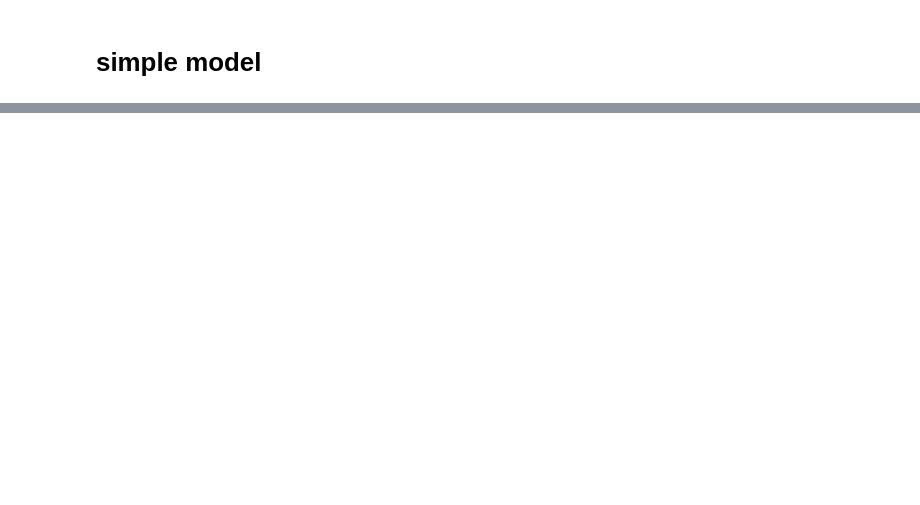
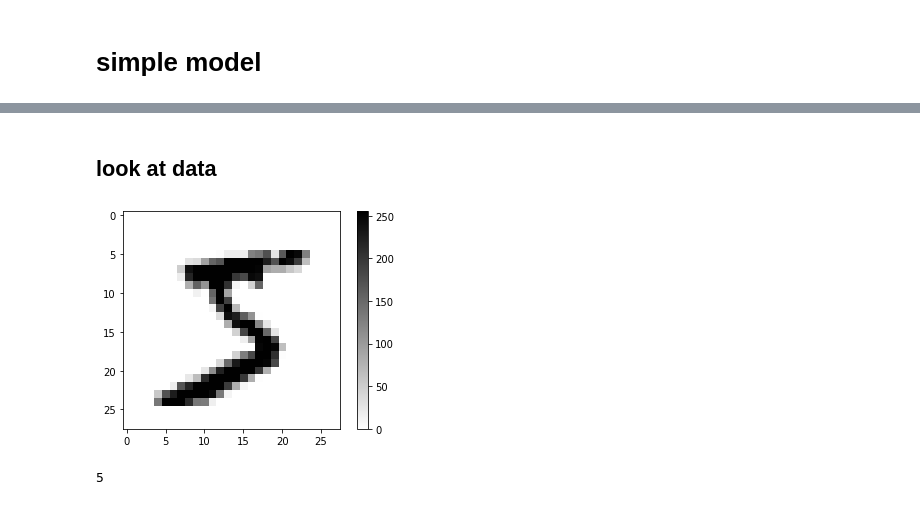
Before and after one commit to yu-s1127/hw_model, a Jupyter notebook: simple_model/simple_model.ipynb, the cells around one changed output, grey strips where cells are left out. Drawn from its saved outputs; the diff is of its cells as text; code cells hidden in the pictures; blank space fills up the shorter version.

```diff
--- a/simple_model/simple_model.ipynb
+++ b/simple_model/simple_model.ipynb
@@ -11,0 +14,3 @@ ModuleNotFoundError: No module named 'tensorflow'
+# %%
+mnist = tf.keras.datasets.mnist
+(train_images, train_labels), (test_images, test_labels) = mnist.load_data()
@@ -11,0 +85,14 @@ ModuleNotFoundError: No module named 'tensorflow'
+# %% [markdown]
+## look at data
+# %%
+plt.figure()
+# plt.imshow(train_images[0])
+plt.imshow(train_images[0], cmap=plt.cm.binary)
+plt.colorbar()
+plt.show()
+# %% [output]
+[figure, added]
+# %%
+train_labels[0]
+# %% [output]
+5
```
Also changed, not shown: parts of 21 cells of this notebook, 2 other files.
